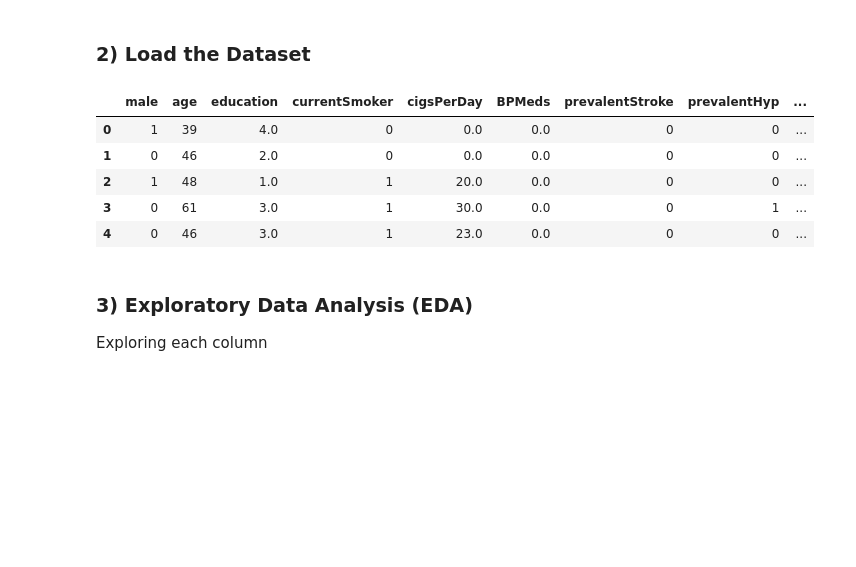
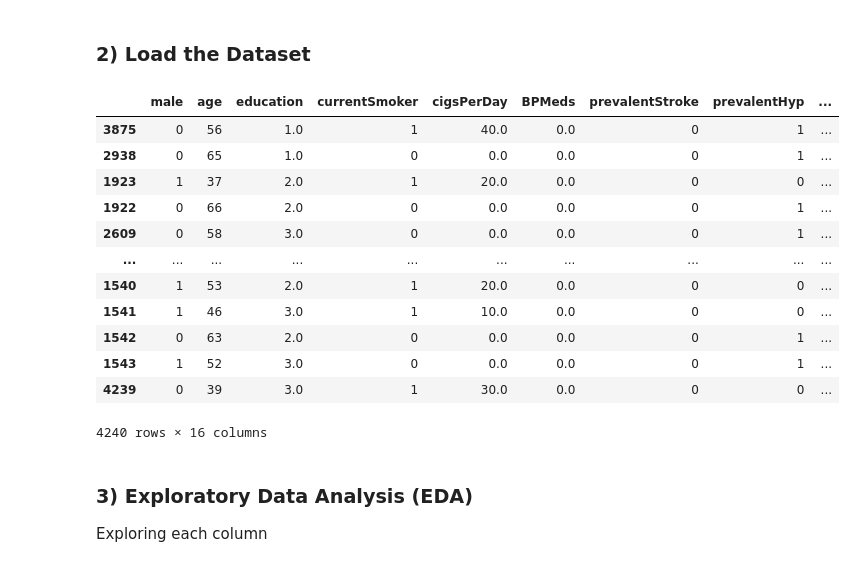
Before and after one commit to galij20/fds_framingham, a Jupyter notebook: project.ipynb, the cells around one changed output. Saved outputs shown, nothing was run; the diff lists cells and outputs as text; code cells hidden in the pictures; blank space fills up the shorter version.

```diff
--- a/project.ipynb
+++ b/project.ipynb
@@ -42,14 +42,21 @@ from sklearn.metrics import accuracy_score, confusion_matrix
 ### 2) Load the Dataset
 # %%
 data = pd.read_csv('./framingham.csv')
-data.head()
+data.sort_values(by='TenYearCHD', ascending = False)
 # %% [output]
 |  | male | age | education | currentSmoker | cigsPerDay | BPMeds | prevalentStroke | prevalentHyp | ... |
-| 0 | 1 | 39 | 4.0 | 0 | 0.0 | 0.0 | 0 | 0 | ... |
-| 1 | 0 | 46 | 2.0 | 0 | 0.0 | 0.0 | 0 | 0 | ... |
-| 2 | 1 | 48 | 1.0 | 1 | 20.0 | 0.0 | 0 | 0 | ... |
-| 3 | 0 | 61 | 3.0 | 1 | 30.0 | 0.0 | 0 | 1 | ... |
-| 4 | 0 | 46 | 3.0 | 1 | 23.0 | 0.0 | 0 | 0 | ... |
+| 3875 | 0 | 56 | 1.0 | 1 | 40.0 | 0.0 | 0 | 1 | ... |
+| 2938 | 0 | 65 | 1.0 | 0 | 0.0 | 0.0 | 0 | 1 | ... |
+| 1923 | 1 | 37 | 2.0 | 1 | 20.0 | 0.0 | 0 | 0 | ... |
+| 1922 | 0 | 66 | 2.0 | 0 | 0.0 | 0.0 | 0 | 1 | ... |
+| 2609 | 0 | 58 | 3.0 | 0 | 0.0 | 0.0 | 0 | 1 | ... |
+| ... | ... | ... | ... | ... | ... | ... | ... | ... | ... |
+| 1540 | 1 | 53 | 2.0 | 1 | 20.0 | 0.0 | 0 | 0 | ... |
+| 1541 | 1 | 46 | 3.0 | 1 | 10.0 | 0.0 | 0 | 0 | ... |
+| 1542 | 0 | 63 | 2.0 | 0 | 0.0 | 0.0 | 0 | 1 | ... |
+| 1543 | 1 | 52 | 3.0 | 0 | 0.0 | 0.0 | 0 | 1 | ... |
+| 4239 | 0 | 39 | 3.0 | 1 | 30.0 | 0.0 | 0 | 0 | ... |
+4240 rows × 16 columns
 # %% [markdown]
 ### 3) Exploratory Data Analysis (EDA)
 Exploring each column
```
Also changed, not shown: parts of 24 cells of this notebook.
